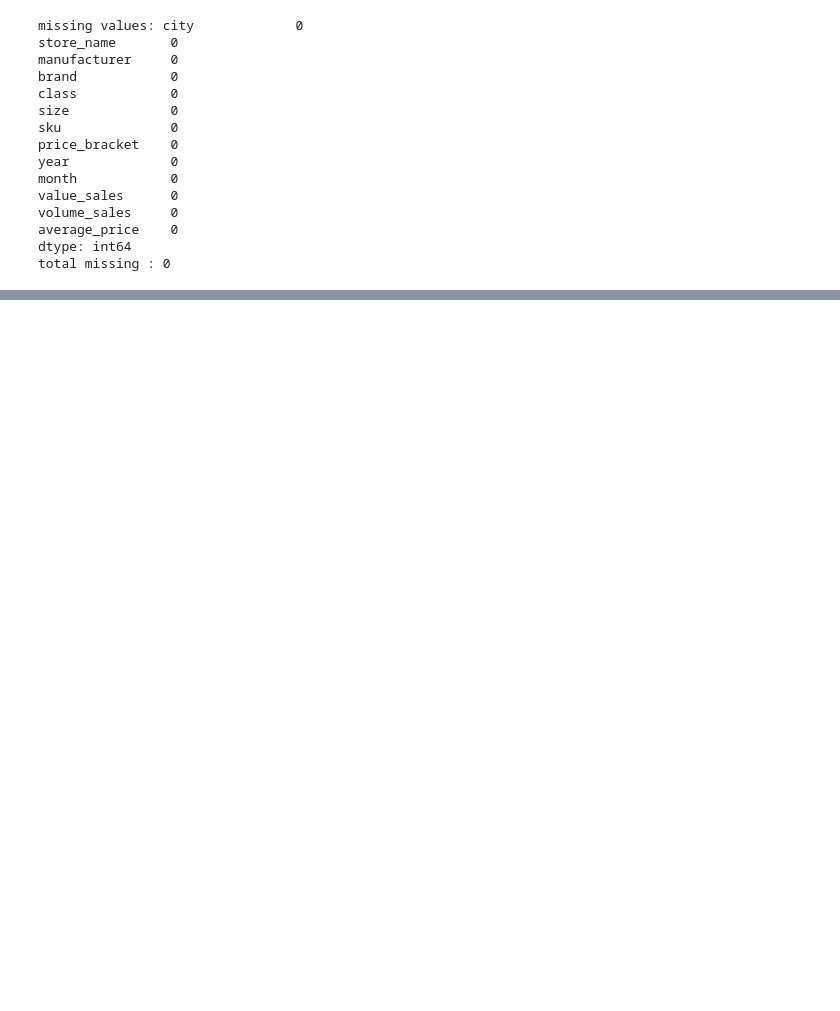
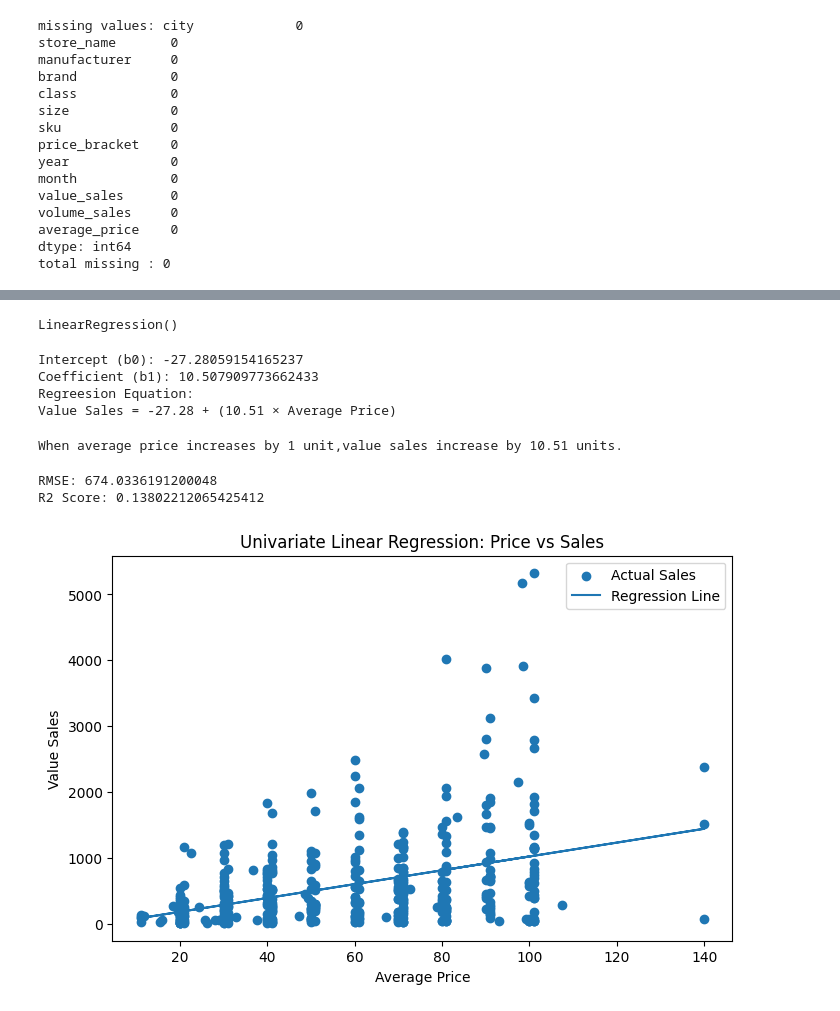
Before and after one commit to Zakira-Abdurahman/Qiyas_AI, a Jupyter notebook: lab20.ipynb, the cells around one changed output, grey strips where cells are left out. Cells and saved outputs as stored; diff of their text form; code cells hidden in the pictures; blank space fills up the shorter version.

Commit message:
Predicting Product Sales Using Linear Regression

```diff
--- a/lab20.ipynb
+++ b/lab20.ipynb
@@ -128,2 +123,8 @@ Encoding completed successfully!
 # %%
 # part3 Univariate Linear Regression
+#task 1
+X_univariate = df[['average_price']]
+y = df['value_sales']
+
+print("Feature shape:", X_univariate.shape)
+print("Target shape:", y.shape)
@@ -129,0 +147,74 @@ Encoding completed successfully!
+# %%
+#task3 train a linear regression model
+uni_model = LinearRegression()
+
+uni_model.fit( X_train_uni,  y_train)
+# %% [output]
+LinearRegression()
+# %%
+#task4 regression equation:- Sales = b0 + b1 × Average Price
+b0 = uni_model.intercept_
+b1 = uni_model.coef_[0]
+
+print("Intercept (b0):", b0)
+print("Coefficient (b1):", b1)
+
+print(f"Regreesion Equation:")
+print(f"Value Sales = {b0:.2f} + ({b1:.2f} × Average Price)")
+# %% [output]
+Intercept (b0): -27.28059154165237
+Coefficient (b1): 10.507909773662433
+Regreesion Equation:
+Value Sales = -27.28 + (10.51 × Average Price)
+# %%
+#task5 Interpret Coefficient
+if b1> 0:
+    print(
+        f"When average price increases by 1 unit,"
+        f"value sales increase by {b1:.2f} units."
+    )
+else:
+    print(
+        f"when average price increase by 1 unit,"
+        f"value sales decrease by {abs(b1):.2f} units."
+    )
+# %% [output]
+When average price increases by 1 unit,value sales increase by 10.51 units.
+# %%
+# Task 6: Model Evaluation
+y_pred_uni = uni_model.predict(X_test_uni)
+rmse_uni = np.sqrt(mean_squared_error(y_test, y_pred_uni))
+r2_uni = r2_score(y_test, y_pred_uni)
+
+print("RMSE:", rmse_uni)
+print("R2 Score:", r2_uni)
+# %% [output]
+RMSE: 674.0336191200048
+R2 Score: 0.13802212065425412
+# %%
+# task 7 visualization, Scatter Plot + Regression Line
+
+plt.figure(figsize=(8,5))
+
+# actual values
+plt.scatter(
+    X_test_uni,
+    y_test,
+    label="Actual Sales"
+)
+
+#regression line
+plt.plot(
+    X_test_uni,
+    y_pred_uni,
+    label="Regression Line"
+)
+
+plt.xlabel("Average Price")
+plt.ylabel("Value Sales")
+plt.title("Univariate Linear Regression: Price vs Sales")
+
+plt.legend()
+plt.show()
+# %% [output]
+[figure, added]
```
Also changed, not shown: parts of 16 cells of this notebook, 2 other files.
